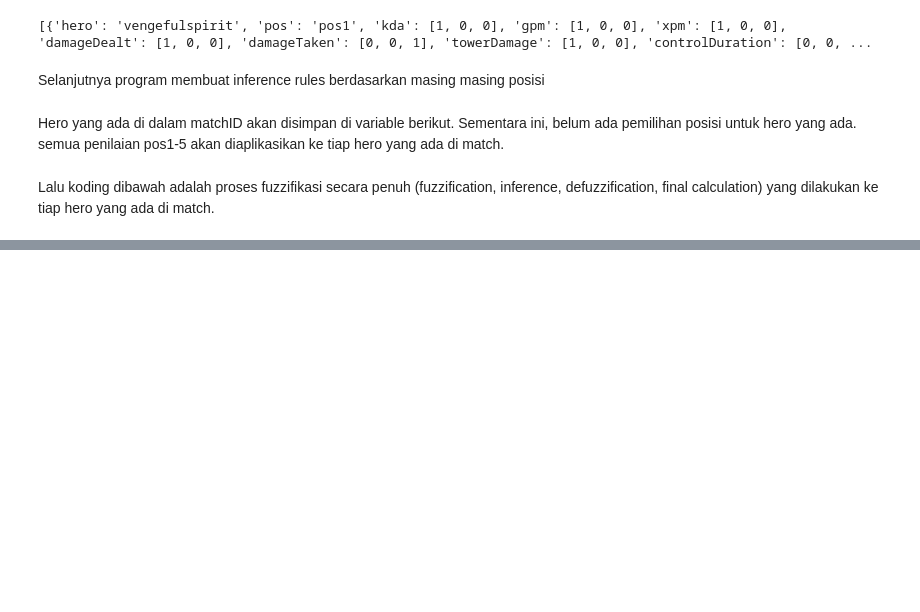
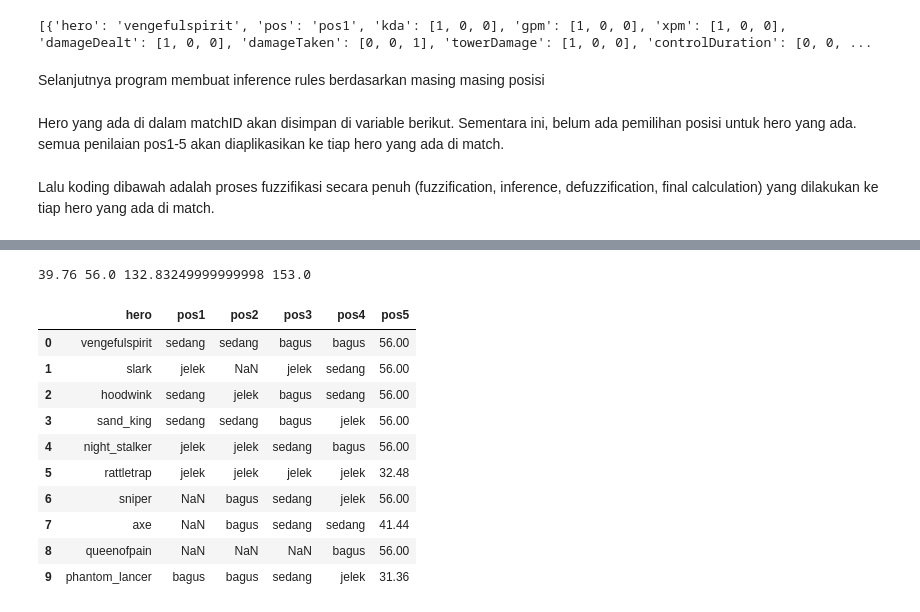
Before and after one commit to rif42/RatingDota2PlayersPerformanceUsingFuzzyLogic, a Jupyter notebook: dataset.ipynb, the cells around one changed output, grey strips where cells are left out. Drawn from its saved outputs; the diff is of its cells as text; code cells hidden in the pictures; blank space fills up the shorter version.

Commit message:
added categorical performance values, added requirements txt for streamlit

```diff
--- a/dataset.ipynb
+++ b/dataset.ipynb
@@ -1283,0 +1284,27 @@ finaltable
+# %%
+def convert_to_categorical(dataframe):
+  for cols in dataframe.columns:
+    if cols == 'pos4':
+      min = dataframe[cols].min()
+      q1 = dataframe[cols].quantile(0.25)
+      q3 = dataframe[cols].quantile(0.75)
+      max = dataframe[cols].max()
+      print(min,q1,q3,max)
+      dataframe[cols] = pd.cut(dataframe[cols], bins=[min-1, q1, q3, max+1], labels=['jelek', 'sedang', 'bagus'])
+  return dataframe
+
+lmao = convert_to_categorical(finaltable)
+lmao
+# %% [output]
+39.76 56.0 132.83249999999998 153.0
+|  | hero | pos1 | pos2 | pos3 | pos4 | pos5 |
+| 0 | vengefulspirit | sedang | sedang | bagus | bagus | 56.00 |
+| 1 | slark | jelek | NaN | jelek | sedang | 56.00 |
+| 2 | hoodwink | sedang | jelek | bagus | sedang | 56.00 |
+| 3 | sand_king | sedang | sedang | bagus | jelek | 56.00 |
+| 4 | night_stalker | jelek | jelek | sedang | bagus | 56.00 |
+| 5 | rattletrap | jelek | jelek | jelek | jelek | 32.48 |
+| 6 | sniper | NaN | bagus | sedang | jelek | 56.00 |
+| 7 | axe | NaN | bagus | sedang | sedang | 41.44 |
+| 8 | queenofpain | NaN | NaN | NaN | bagus | 56.00 |
+| 9 | phantom_lancer | bagus | bagus | sedang | jelek | 31.36 |
```
Also changed, not shown: parts of 2 cells of this notebook, 7 other files.
